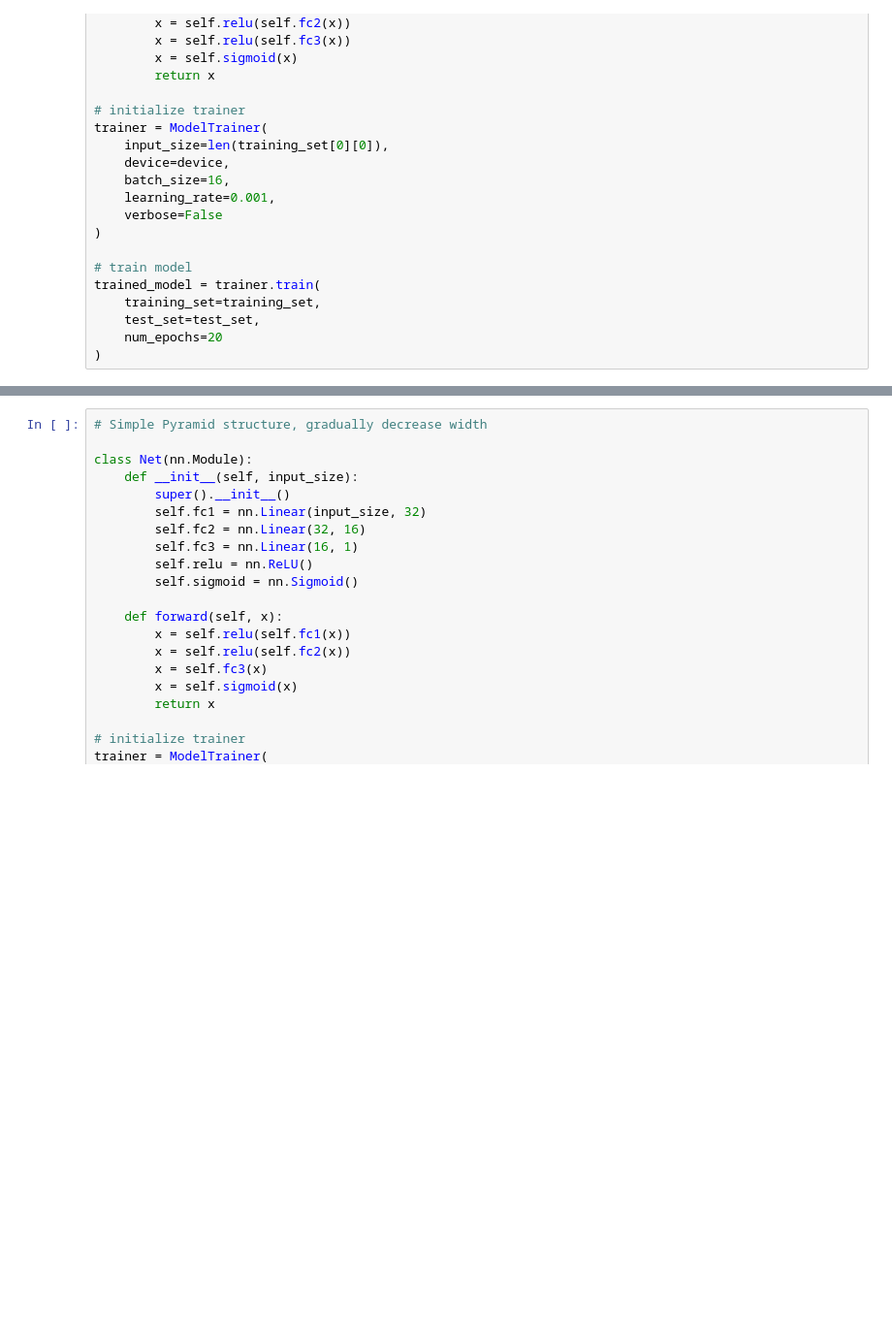
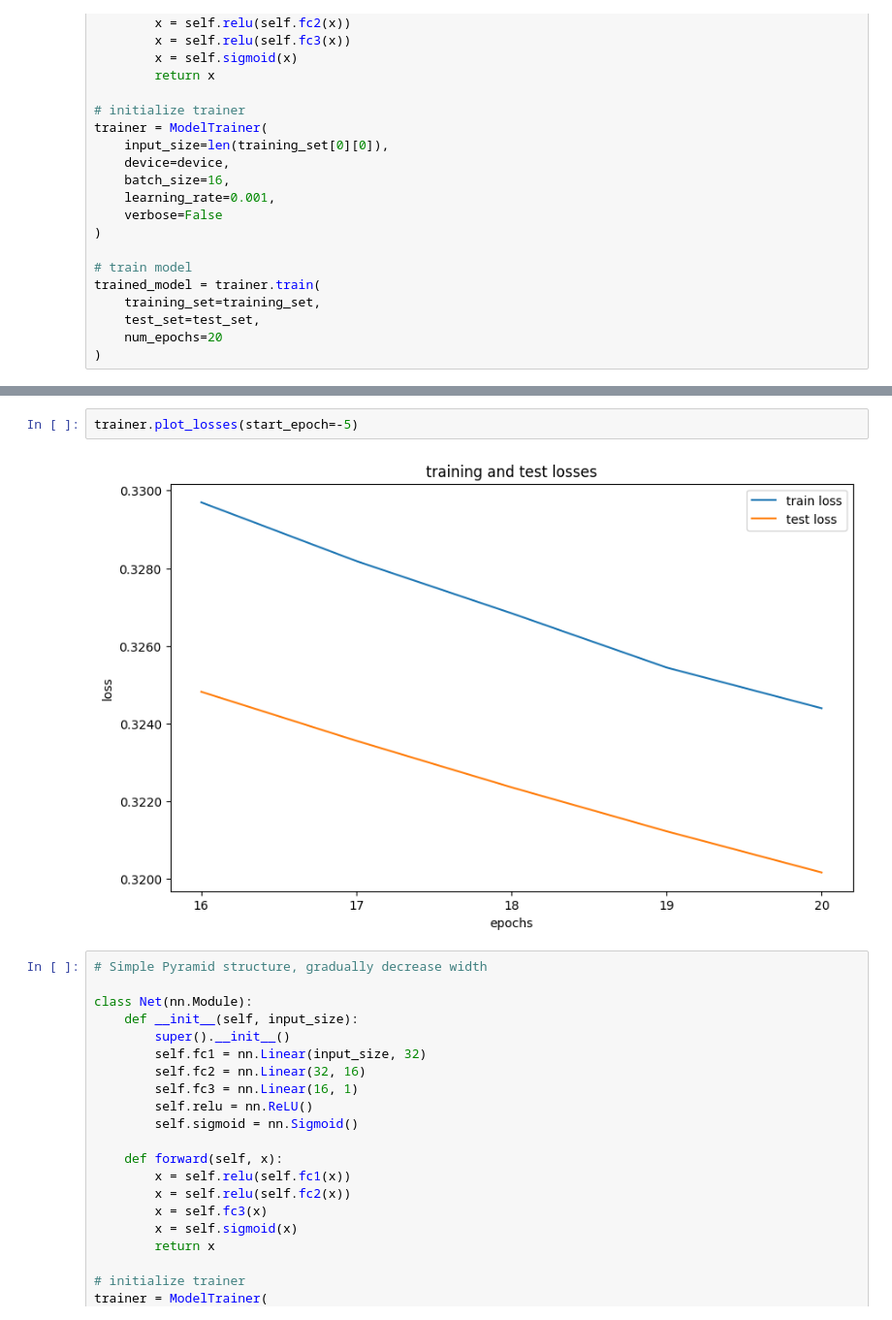
Before and after one commit to FutureGoose/OctaCycleCNN, a Jupyter notebook: exercises/w3/L07_model_capacity_and_parameters.ipynb, the cells around one changed output, grey strips where cells are left out. Shown: that part at 97% size. Cells and saved outputs as stored; diff of their text form; blank space fills up the shorter version.

```diff
--- a/exercises/w3/L07_model_capacity_and_parameters.ipynb
+++ b/exercises/w3/L07_model_capacity_and_parameters.ipynb
@@ -526,3 +549,7 @@ trained_model = trainer.train(
+# %%
+trainer.plot_losses(start_epoch=-5)
+# %% [output]
+[figure, added]
 # %%
 # Simple Pyramid structure, gradually decrease width
 
```
Also changed, not shown: parts of 11 cells of this notebook.
